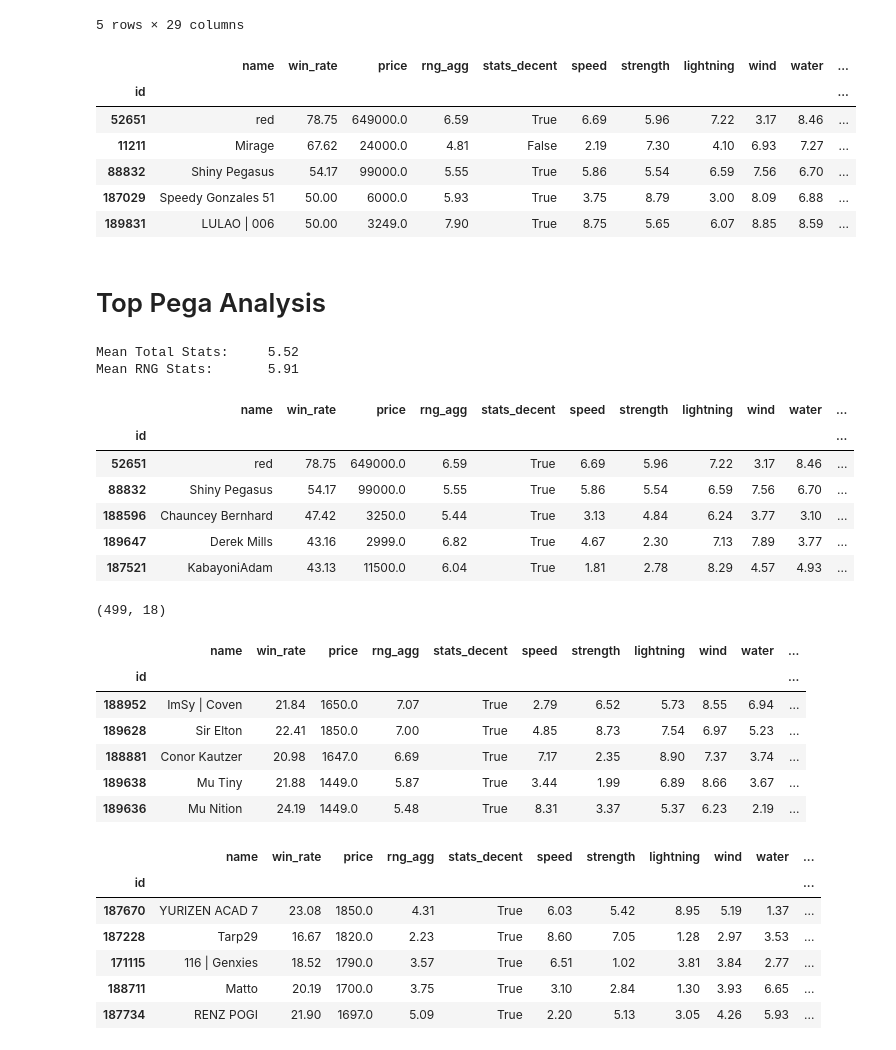
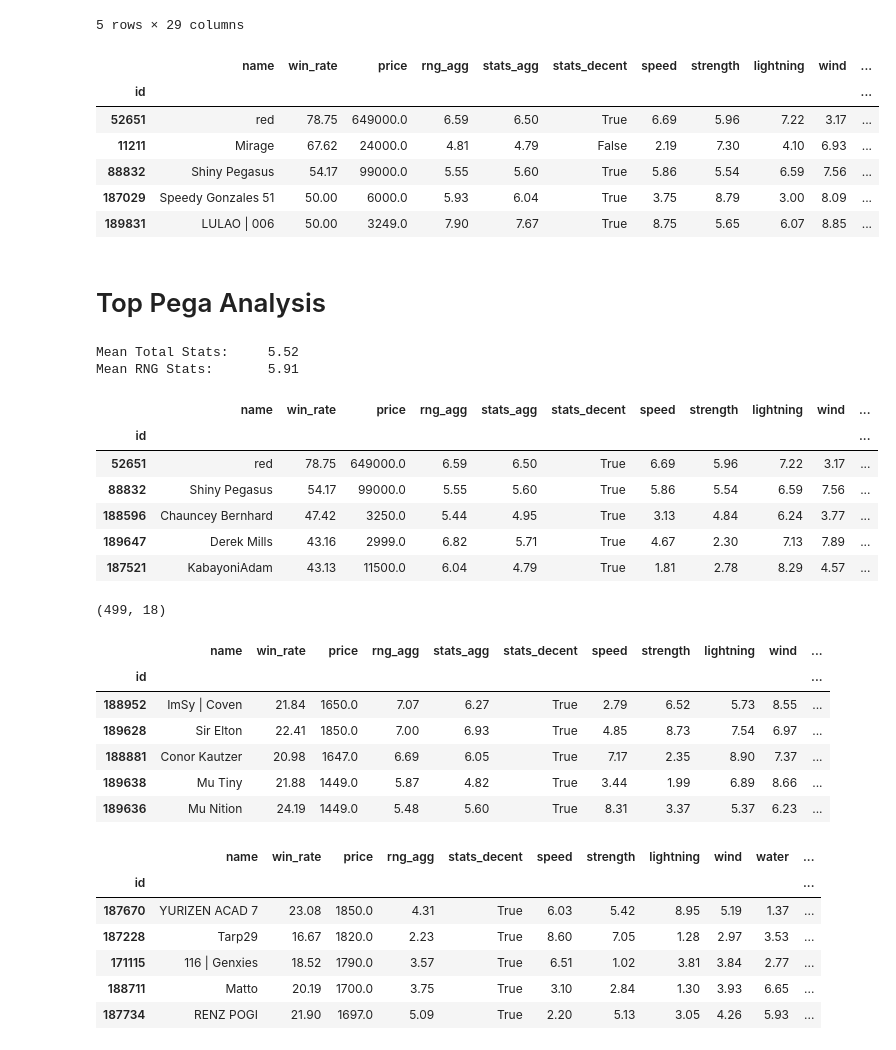
Before and after one commit to enricoaquilina/Pegaxy_research, a Jupyter notebook: Pegaxy Analysis.ipynb, the cells around one changed output. Cells and saved outputs as stored; diff of their text form; code cells hidden in the pictures.

```diff
--- a/Pegaxy Analysis.ipynb
+++ b/Pegaxy Analysis.ipynb
@@ -194,36 +194,36 @@ all_pegas 20220217.pkl
 # %%
 df['id'] = df['id'].astype(str).apply(lambda x: x.replace('.0',''))
 df['nftId'] = df['nftId'].astype(str).apply(lambda x: x.replace('.0',''))
 df['ownerId'] = df['ownerId'].astype(str).apply(lambda x: x.replace('.0',''))
 df['stats_agg'] = df['stats_agg'].astype(float)
 df['rng_agg'] = df['rng_agg'].astype(float)
 # Change NAs to 0
 # df['wins'] = df['wins'].astype(int)
 df['loss'] = df['loss'].astype(float)
 df['total_races'] = df['total_races'].astype(float)
 df['price'] = df['price'].astype(float)
 
 
 df = df.drop(labels=['message', 'status', 'listing', 'nft'], axis=1)
 df = df.dropna();
 
 # column_names = ["id", "name", "win_rate", "price", "rng_agg", "stats_decent", "speed", "strength", "lightning", "wind", "water", "fire", "stats_agg", "breedTime", "wins","loss","total_races", "bloodline", "breedType", "inService", "gender", "nftId", "ownerId", "owner", "nftAddress"]
-column_names = ["id", "name", "win_rate", "price", "rng_agg", "stats_decent", "speed", "strength", "lightning", "wind", "water", "fire", "stats_agg", "breedTime", "wins","loss","total_races","bloodline","gender"]
+column_names = ["id", "name", "win_rate", "price", "rng_agg", "stats_agg", "stats_decent", "speed", "strength", "lightning", "wind", "water", "fire", "breedTime", "wins","loss","total_races","bloodline","gender"]
 df = df.reindex(columns=column_names)
 
 df = df.sort_values(by=['win_rate'], ascending=False);
 df.round(2)
 df.set_index('id', inplace=True)
 df.shape
 df.head()
 # %% [output]
-|  | name | win_rate | price | rng_agg | stats_decent | speed | strength | lightning | wind | water | ... |
+|  | name | win_rate | price | rng_agg | stats_agg | stats_decent | speed | strength | lightning | wind | ... |
 | id |  |  |  |  |  |  |  |  |  |  | ... |
-| 52651 | red | 78.75 | 649000.0 | 6.59 | True | 6.69 | 5.96 | 7.22 | 3.17 | 8.46 | ... |
-| 11211 | Mirage | 67.62 | 24000.0 | 4.81 | False | 2.19 | 7.30 | 4.10 | 6.93 | 7.27 | ... |
-| 88832 | Shiny Pegasus | 54.17 | 99000.0 | 5.55 | True | 5.86 | 5.54 | 6.59 | 7.56 | 6.70 | ... |
-| 187029 | Speedy Gonzales 51 | 50.00 | 6000.0 | 5.93 | True | 3.75 | 8.79 | 3.00 | 8.09 | 6.88 | ... |
-| 189831 | LULAO | 006 | 50.00 | 3249.0 | 7.90 | True | 8.75 | 5.65 | 6.07 | 8.85 | 8.59 | ... |
+| 52651 | red | 78.75 | 649000.0 | 6.59 | 6.50 | True | 6.69 | 5.96 | 7.22 | 3.17 | ... |
+| 11211 | Mirage | 67.62 | 24000.0 | 4.81 | 4.79 | False | 2.19 | 7.30 | 4.10 | 6.93 | ... |
+| 88832 | Shiny Pegasus | 54.17 | 99000.0 | 5.55 | 5.60 | True | 5.86 | 5.54 | 6.59 | 7.56 | ... |
+| 187029 | Speedy Gonzales 51 | 50.00 | 6000.0 | 5.93 | 6.04 | True | 3.75 | 8.79 | 3.00 | 8.09 | ... |
+| 189831 | LULAO | 006 | 50.00 | 3249.0 | 7.90 | 7.67 | True | 8.75 | 5.65 | 6.07 | 8.85 | ... |
 # %% [markdown]
 # Top Pega Analysis
 # %%
@@ -237,19 +237,19 @@ top_pegas.head()
 # %% [output]
 Mean Total Stats:     5.52
 Mean RNG Stats:       5.91
-|  | name | win_rate | price | rng_agg | stats_decent | speed | strength | lightning | wind | water | ... |
+|  | name | win_rate | price | rng_agg | stats_agg | stats_decent | speed | strength | lightning | wind | ... |
 | id |  |  |  |  |  |  |  |  |  |  | ... |
-| 52651 | red | 78.75 | 649000.0 | 6.59 | True | 6.69 | 5.96 | 7.22 | 3.17 | 8.46 | ... |
-| 88832 | Shiny Pegasus | 54.17 | 99000.0 | 5.55 | True | 5.86 | 5.54 | 6.59 | 7.56 | 6.70 | ... |
-| 188596 | Chauncey Bernhard | 47.42 | 3250.0 | 5.44 | True | 3.13 | 4.84 | 6.24 | 3.77 | 3.10 | ... |
-| 189647 | Derek Mills | 43.16 | 2999.0 | 6.82 | True | 4.67 | 2.30 | 7.13 | 7.89 | 3.77 | ... |
-| 187521 | KabayoniAdam | 43.13 | 11500.0 | 6.04 | True | 1.81 | 2.78 | 8.29 | 4.57 | 4.93 | ... |
+| 52651 | red | 78.75 | 649000.0 | 6.59 | 6.50 | True | 6.69 | 5.96 | 7.22 | 3.17 | ... |
+| 88832 | Shiny Pegasus | 54.17 | 99000.0 | 5.55 | 5.60 | True | 5.86 | 5.54 | 6.59 | 7.56 | ... |
+| 188596 | Chauncey Bernhard | 47.42 | 3250.0 | 5.44 | 4.95 | True | 3.13 | 4.84 | 6.24 | 3.77 | ... |
+| 189647 | Derek Mills | 43.16 | 2999.0 | 6.82 | 5.71 | True | 4.67 | 2.30 | 7.13 | 7.89 | ... |
+| 187521 | KabayoniAdam | 43.13 | 11500.0 | 6.04 | 4.79 | True | 1.81 | 2.78 | 8.29 | 4.57 | ... |
 # %%
 df.shape
 # %% [output]
 (499, 18)
 # %%
-good_pegas = df[(df['breedTime'] == 0) & (df['gender'] == 'Male') & (df['price'] <= 3000) & (df['bloodline'] == 'Hoz')] # & (df['total_races'] >= 100)  &
+good_pegas = df[(df['breedTime'] == 0) & (df['gender'] == 'Male') & (df['price'] <= 3000) & (df['bloodline'] == 'Hoz')] #   &
 good_pegas = good_pegas[good_pegas['stats_decent'] == True].sort_values(by=['rng_agg'], ascending=False)
 good_pegas.head()
 
@@ -269,13 +269,13 @@ good_pegas.head()
 # df = df.sort_values(by=['rng_mean'], ascending=False);
 # df.head()
 # %% [output]
-|  | name | win_rate | price | rng_agg | stats_decent | speed | strength | lightning | wind | water | ... |
+|  | name | win_rate | price | rng_agg | stats_agg | stats_decent | speed | strength | lightning | wind | ... |
 | id |  |  |  |  |  |  |  |  |  |  | ... |
-| 188952 | ImSy | Coven | 21.84 | 1650.0 | 7.07 | True | 2.79 | 6.52 | 5.73 | 8.55 | 6.94 | ... |
-| 189628 | Sir Elton | 22.41 | 1850.0 | 7.00 | True | 4.85 | 8.73 | 7.54 | 6.97 | 5.23 | ... |
-| 188881 | Conor Kautzer | 20.98 | 1647.0 | 6.69 | True | 7.17 | 2.35 | 8.90 | 7.37 | 3.74 | ... |
-| 189638 | Mu Tiny | 21.88 | 1449.0 | 5.87 | True | 3.44 | 1.99 | 6.89 | 8.66 | 3.67 | ... |
-| 189636 | Mu Nition | 24.19 | 1449.0 | 5.48 | True | 8.31 | 3.37 | 5.37 | 6.23 | 2.19 | ... |
+| 188952 | ImSy | Coven | 21.84 | 1650.0 | 7.07 | 6.27 | True | 2.79 | 6.52 | 5.73 | 8.55 | ... |
+| 189628 | Sir Elton | 22.41 | 1850.0 | 7.00 | 6.93 | True | 4.85 | 8.73 | 7.54 | 6.97 | ... |
+| 188881 | Conor Kautzer | 20.98 | 1647.0 | 6.69 | 6.05 | True | 7.17 | 2.35 | 8.90 | 7.37 | ... |
+| 189638 | Mu Tiny | 21.88 | 1449.0 | 5.87 | 4.82 | True | 3.44 | 1.99 | 6.89 | 8.66 | ... |
+| 189636 | Mu Nition | 24.19 | 1449.0 | 5.48 | 5.60 | True | 8.31 | 3.37 | 5.37 | 6.23 | ... |
 # %%
 df['price'] = df['price'].astype(float)
 # test = df[(df['price'] <= 2250) & (df['breedTime'] == 0) & (df['gender'] == 'Male')] # & (df['total_races'] >= 100)
```
